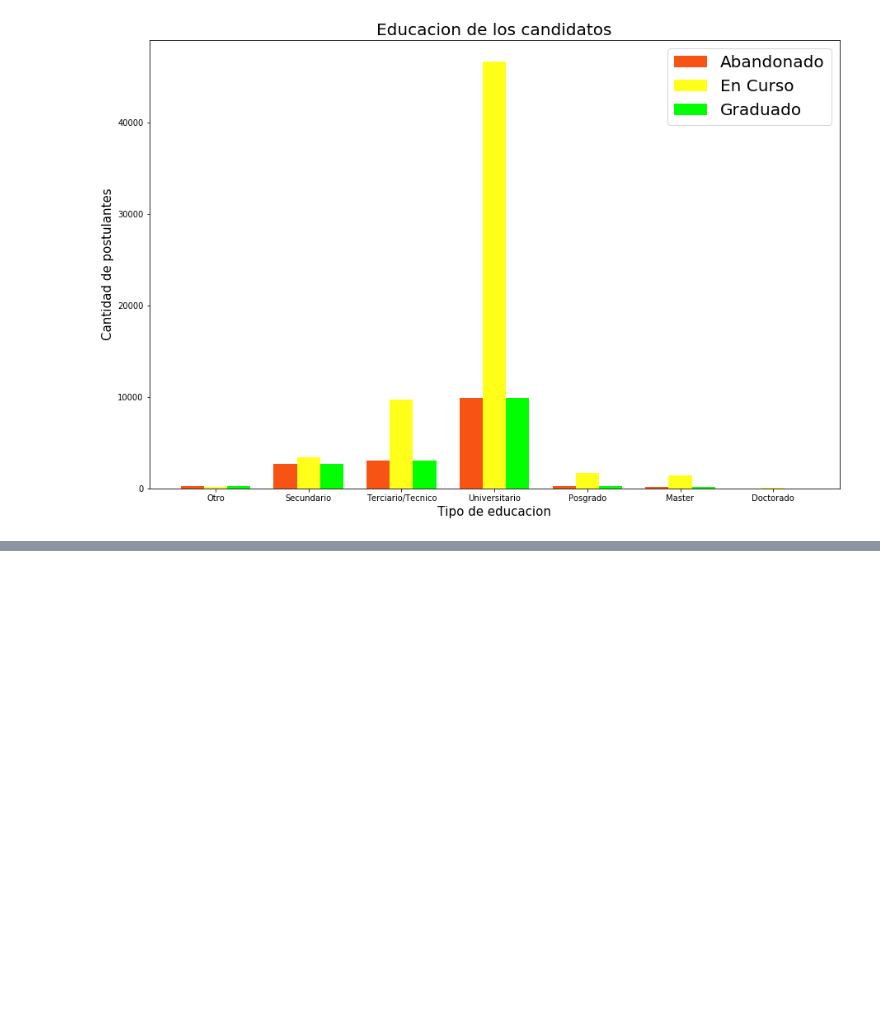
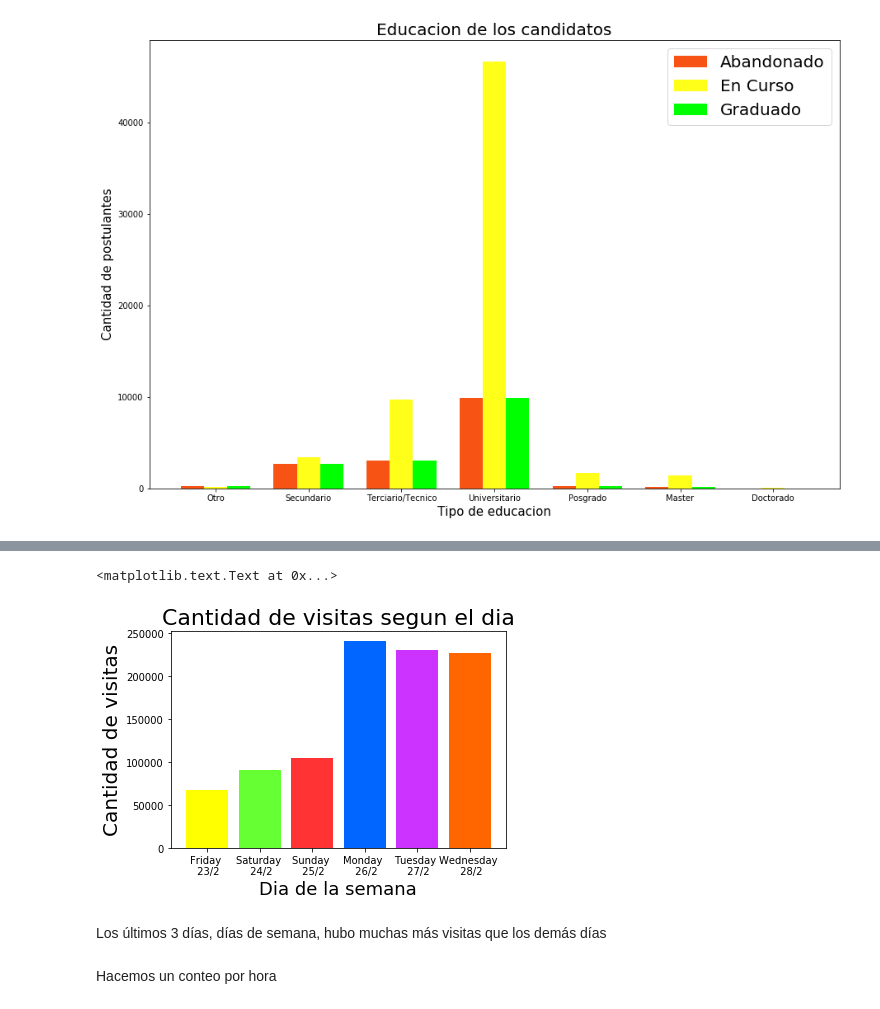
Before and after one commit to LuuPesado/TPsDatos_1C2018, a Jupyter notebook: Desarrollo_TP1.ipynb, the cells around one changed output, grey strips where cells are left out. Drawn from its saved outputs; the diff is of its cells as text; code cells hidden in the pictures; blank space fills up the shorter version.

```diff
--- a/Desarrollo_TP1.ipynb
+++ b/Desarrollo_TP1.ipynb
@@ -302,0 +564,7 @@ ax.set_title('Educacion de los candidatos', size = 20)
+# %%
+vistas["dia"] = vistas["dia"].cat \
+                             .set_categories(categories_order, ordered = True)
+# %%
+vistas = vistas.sort_values('dia')
+# %%
+vistas_group = vistas.groupby('dia')['idpostulante'].count()
@@ -302,0 +582,18 @@ ax.set_title('Educacion de los candidatos', size = 20)
+# %%
+y = [vistas_group.Friday,vistas_group.Saturday, vistas_group.Sunday, vistas_group.Monday, vistas_group.Tuesday, vistas_group.Wednesday]
+# %%
+fig, ax = plt.subplots()
+ax.set_xticks(np.arange(7))
+ax.set_xticklabels(['Friday \n 23/2', 'Saturday \n 24/2', 'Sunday \n 25/2', 'Monday \n 26/2','Tuesday \n 27/2', 'Wednesday \n 28/2'],rotation='horizontal')
+
+ax.bar(np.arange(6), y ,color= ['#ffff00', '#66ff33', '#ff3333', '#0066ff', '#cc33ff', '#ff6600']);
+plt.title('Cantidad de visitas segun el dia', fontsize=22);
+plt.xlabel('Dia de la semana', fontsize=18);
+plt.ylabel('Cantidad de visitas', fontsize=20)
+# %% [output]
+<matplotlib.text.Text at 0x...>
+[figure, added]
+# %% [markdown]
+Los últimos 3 días, días de semana, hubo muchas más visitas que los demás días
+# %% [markdown]
+Hacemos un conteo por hora
```
Also changed, not shown: parts of 254 cells of this notebook, 1 other file.
